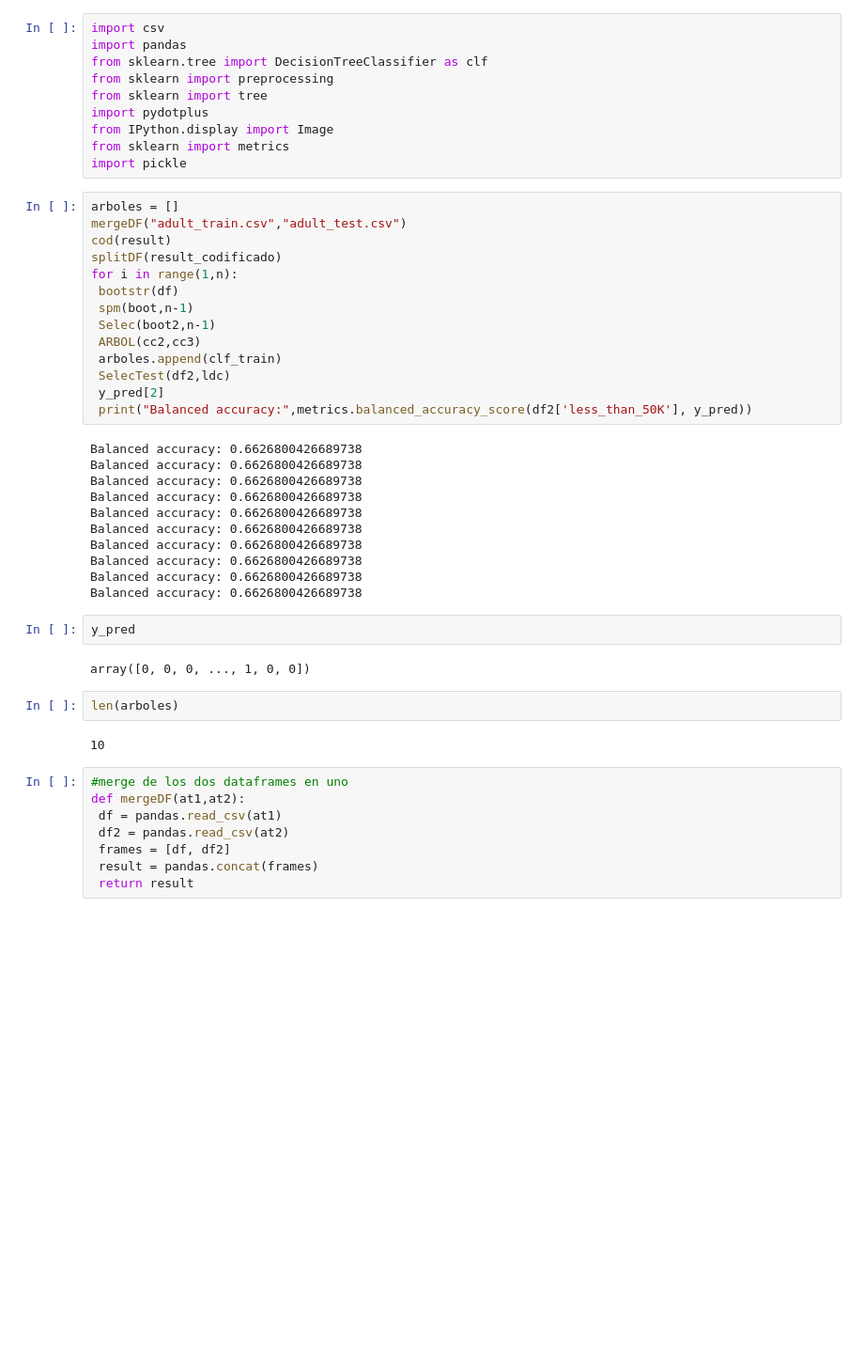
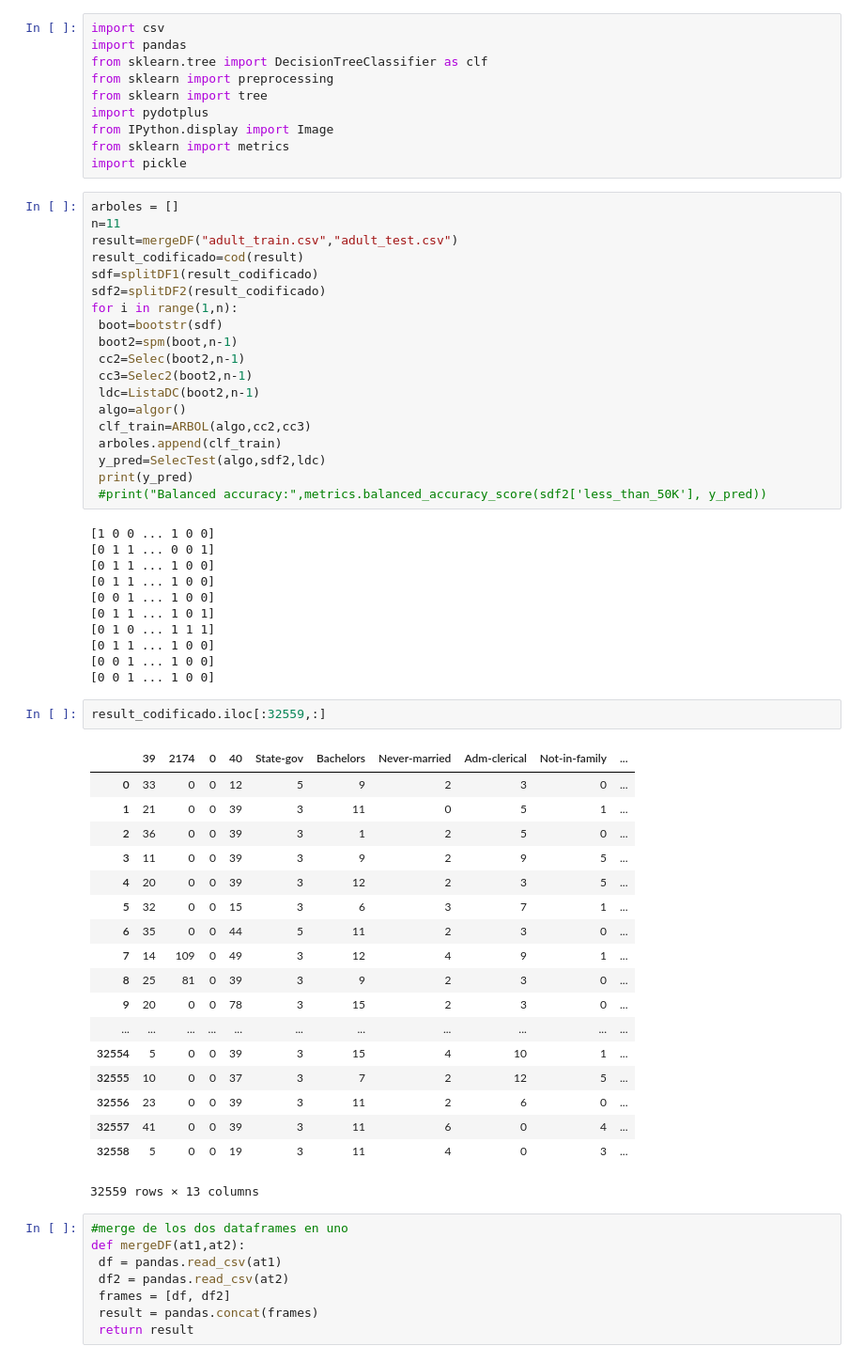
Before and after one commit to Goru1890/IA-Esamble, a Jupyter notebook: Segunda version.ipynb, the cells around one changed output. Shown at 94% size. Cells and saved outputs as stored; diff of their text form; blank space fills up the shorter version.

```diff
--- a/Segunda version.ipynb
+++ b/Segunda version.ipynb
@@ -10,37 +10,55 @@ from sklearn import metrics
 import pickle
 # %%
 arboles = []
-mergeDF("adult_train.csv","adult_test.csv")
-cod(result)
-splitDF(result_codificado)
+n=11
+result=mergeDF("adult_train.csv","adult_test.csv")
+result_codificado=cod(result)
+sdf=splitDF1(result_codificado)
+sdf2=splitDF2(result_codificado)
 for i in range(1,n):
- bootstr(df)
- spm(boot,n-1)
- Selec(boot2,n-1)
- ARBOL(cc2,cc3)
+ boot=bootstr(sdf)
+ boot2=spm(boot,n-1)
+ cc2=Selec(boot2,n-1)
+ cc3=Selec2(boot2,n-1)
+ ldc=ListaDC(boot2,n-1)
+ algo=algor()
+ clf_train=ARBOL(algo,cc2,cc3)
  arboles.append(clf_train)
- SelecTest(df2,ldc)
- y_pred[2]
- print("Balanced accuracy:",metrics.balanced_accuracy_score(df2['less_than_50K'], y_pred))
+ y_pred=SelecTest(algo,sdf2,ldc)
+ print(y_pred)
+ #print("Balanced accuracy:",metrics.balanced_accuracy_score(sdf2['less_than_50K'], y_pred))
 # %% [output]
-Balanced accuracy: 0.6626800426689738
-Balanced accuracy: 0.6626800426689738
-Balanced accuracy: 0.6626800426689738
-Balanced accuracy: 0.6626800426689738
-Balanced accuracy: 0.6626800426689738
-Balanced accuracy: 0.6626800426689738
-Balanced accuracy: 0.6626800426689738
-Balanced accuracy: 0.6626800426689738
-Balanced accuracy: 0.6626800426689738
-Balanced accuracy: 0.6626800426689738
+[1 0 0 ... 1 0 0]
+[0 1 1 ... 0 0 1]
+[0 1 1 ... 1 0 0]
+[0 1 1 ... 1 0 0]
+[0 0 1 ... 1 0 0]
+[0 1 1 ... 1 0 1]
+[0 1 0 ... 1 1 1]
+[0 1 1 ... 1 0 0]
+[0 0 1 ... 1 0 0]
+[0 0 1 ... 1 0 0]
-# %%
-y_pred
-# %% [output]
-array([0, 0, 0, ..., 1, 0, 0])
-# %%
-len(arboles)
-# %% [output]
-10
+# %%
+result_codificado.iloc[:32559,:]
+# %% [output]
+|  | 39 | 2174 | 0 | 40 | State-gov | Bachelors | Never-married | Adm-clerical | Not-in-family | ... |
+| 0 | 33 | 0 | 0 | 12 | 5 | 9 | 2 | 3 | 0 | ... |
+| 1 | 21 | 0 | 0 | 39 | 3 | 11 | 0 | 5 | 1 | ... |
+| 2 | 36 | 0 | 0 | 39 | 3 | 1 | 2 | 5 | 0 | ... |
+| 3 | 11 | 0 | 0 | 39 | 3 | 9 | 2 | 9 | 5 | ... |
+| 4 | 20 | 0 | 0 | 39 | 3 | 12 | 2 | 3 | 5 | ... |
+| 5 | 32 | 0 | 0 | 15 | 3 | 6 | 3 | 7 | 1 | ... |
+| 6 | 35 | 0 | 0 | 44 | 5 | 11 | 2 | 3 | 0 | ... |
+| 7 | 14 | 109 | 0 | 49 | 3 | 12 | 4 | 9 | 1 | ... |
+| 8 | 25 | 81 | 0 | 39 | 3 | 9 | 2 | 3 | 0 | ... |
+| 9 | 20 | 0 | 0 | 78 | 3 | 15 | 2 | 3 | 0 | ... |
+| ... | ... | ... | ... | ... | ... | ... | ... | ... | ... | ... |
+| 32554 | 5 | 0 | 0 | 39 | 3 | 15 | 4 | 10 | 1 | ... |
+| 32555 | 10 | 0 | 0 | 37 | 3 | 7 | 2 | 12 | 5 | ... |
+| 32556 | 23 | 0 | 0 | 39 | 3 | 11 | 2 | 6 | 0 | ... |
+| 32557 | 41 | 0 | 0 | 39 | 3 | 11 | 6 | 0 | 4 | ... |
+| 32558 | 5 | 0 | 0 | 19 | 3 | 11 | 4 | 0 | 3 | ... |
+32559 rows × 13 columns
 # %%
 #merge de los dos dataframes en uno
 def mergeDF(at1,at2):
```
Also changed, not shown: parts of 10 cells of this notebook.
